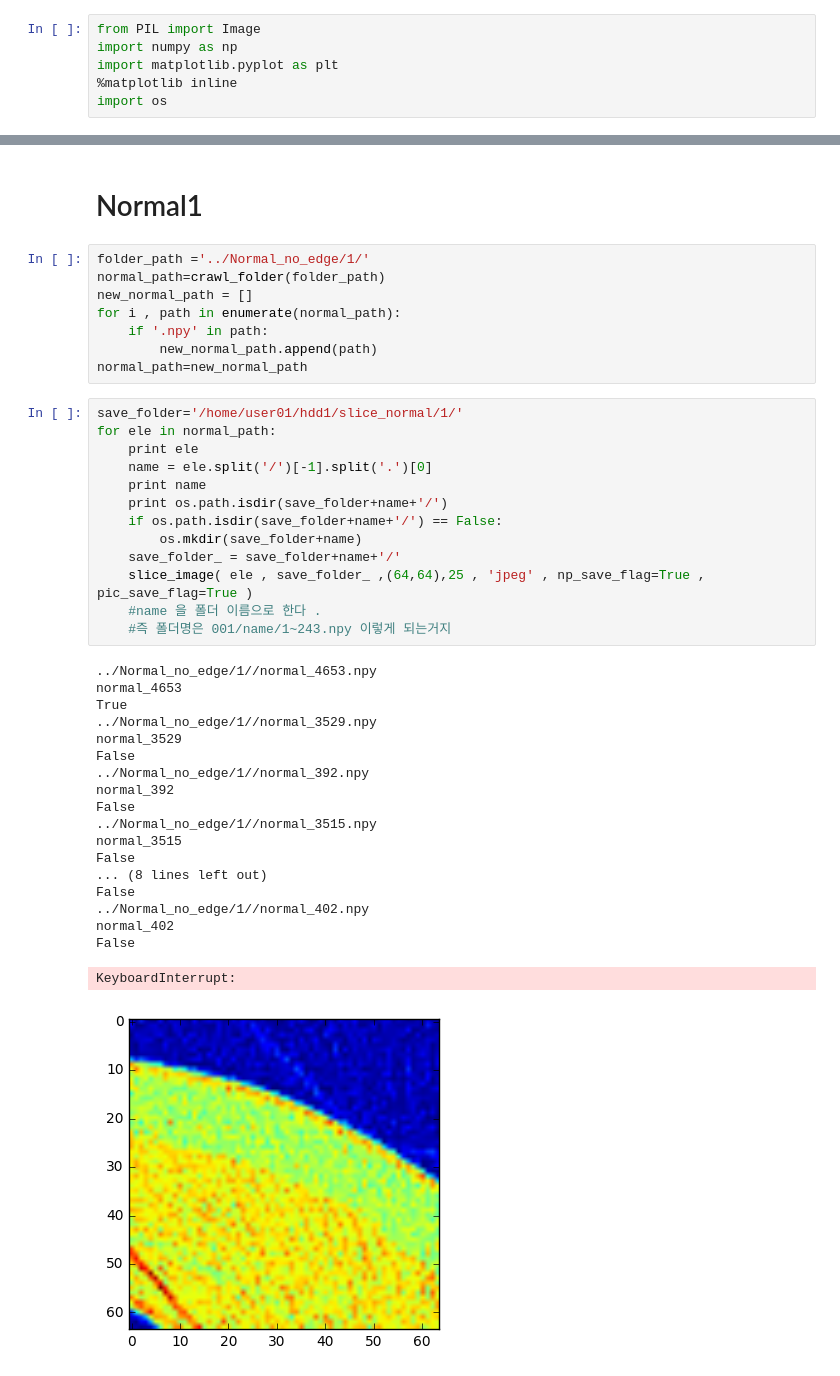
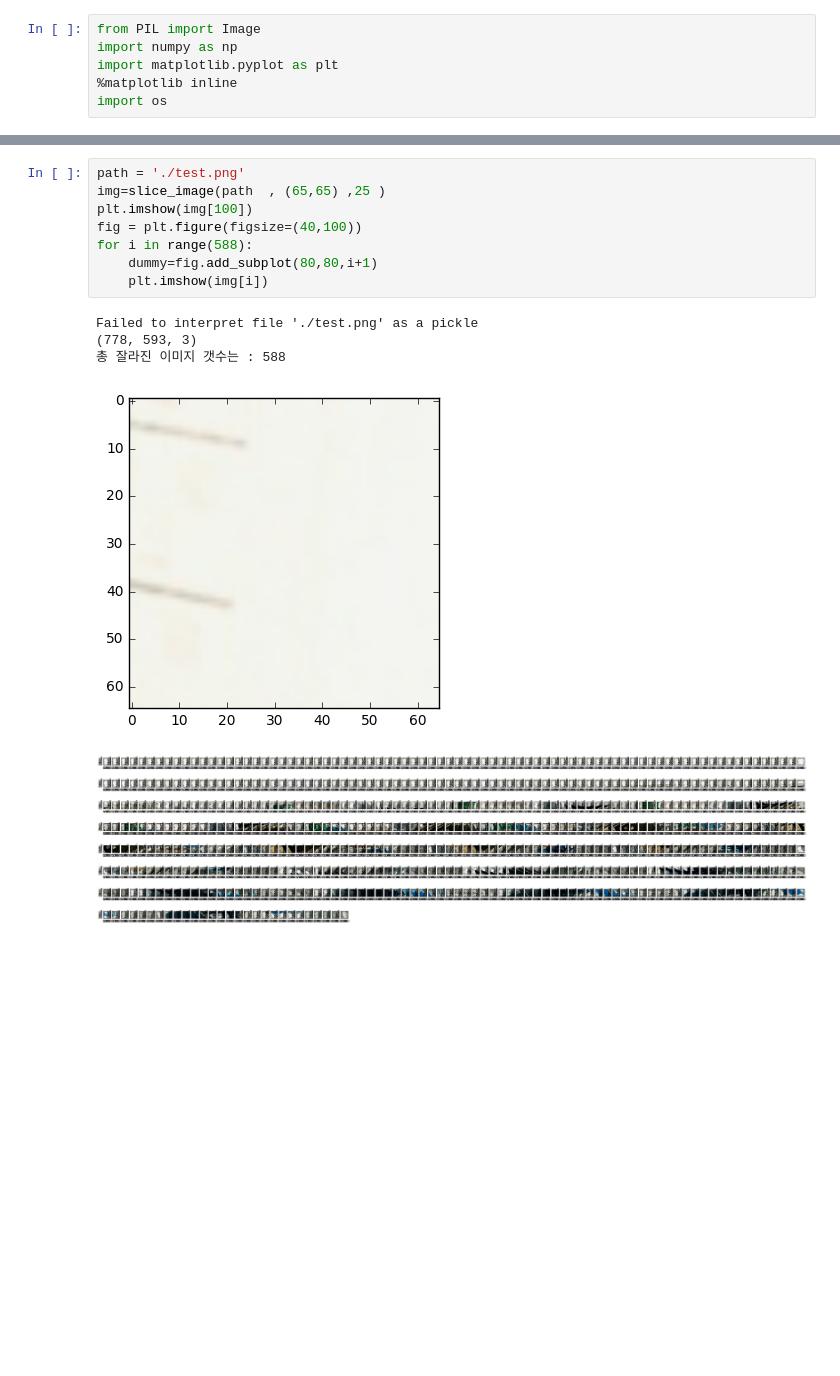
Before and after one commit to Kim-Seongjung/ASAN, a Jupyter notebook: slice_image.ipynb, the cells around one changed output, grey strips where cells are left out. Saved outputs shown, nothing was run; the diff lists cells and outputs as text; blank space fills up the shorter version.

Commit message:
update slice_img , and crop_for_test

```diff
--- a/slice_image.ipynb
+++ b/slice_image.ipynb
@@ -79,43 +52,14 @@ def crawl_folder(folder_path): #search_str 찾고자 하는 string
-# %% [markdown]
-# Normal1
-# %%
-folder_path ='../Normal_no_edge/1/'
-normal_path=crawl_folder(folder_path)
-new_normal_path = []
-for i , path in enumerate(normal_path):
-    if '.npy' in path:
-        new_normal_path.append(path)
-normal_path=new_normal_path
-# %%
-save_folder='/home/user01/hdd1/slice_normal/1/'
-for ele in normal_path:
-    print ele
-    name = ele.split('/')[-1].split('.')[0]
-    print name
-    print os.path.isdir(save_folder+name+'/')
-    if os.path.isdir(save_folder+name+'/') == False:
-        os.mkdir(save_folder+name)
-    save_folder_ = save_folder+name+'/'
-    slice_image( ele , save_folder_ ,(64,64),25 , 'jpeg' , np_save_flag=True , pic_save_flag=True )
-    #name 을 폴더 이름으로 한다 .
-    #즉 폴더명은 001/name/1~243.npy 이렇게 되는거지
-# %% [output]
-../Normal_no_edge/1//normal_4653.npy
-normal_4653
-True
-../Normal_no_edge/1//normal_3529.npy
-normal_3529
-False
-../Normal_no_edge/1//normal_392.npy
-normal_392
-False
-../Normal_no_edge/1//normal_3515.npy
-normal_3515
-False
-... (8 lines left out)
-False
-../Normal_no_edge/1//normal_402.npy
-normal_402
-False
-KeyboardInterrupt:
-[figure, removed]
+# %%
+path = './test.png'
+img=slice_image(path  , (65,65) ,25 )
+plt.imshow(img[100])
+fig = plt.figure(figsize=(40,100))
+for i in range(588):
+    dummy=fig.add_subplot(80,80,i+1)
+    plt.imshow(img[i])
+# %% [output]
+Failed to interpret file './test.png' as a pickle
+(778, 593, 3)
+총 잘라진 이미지 갯수는 : 588
+[figure, added]
+[figure, added]
```
Also changed, not shown: parts of 4 cells of this notebook, 2 other files.
